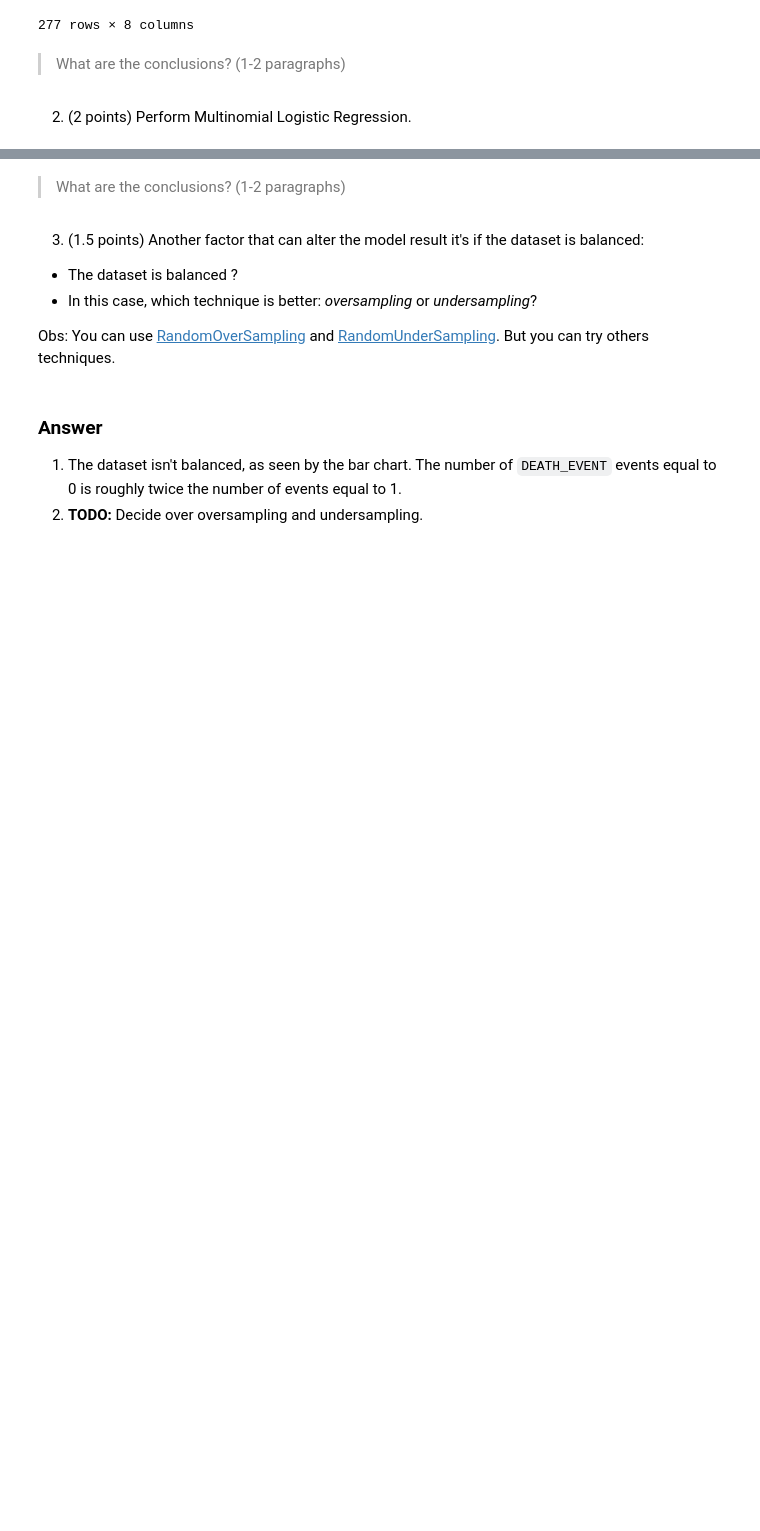
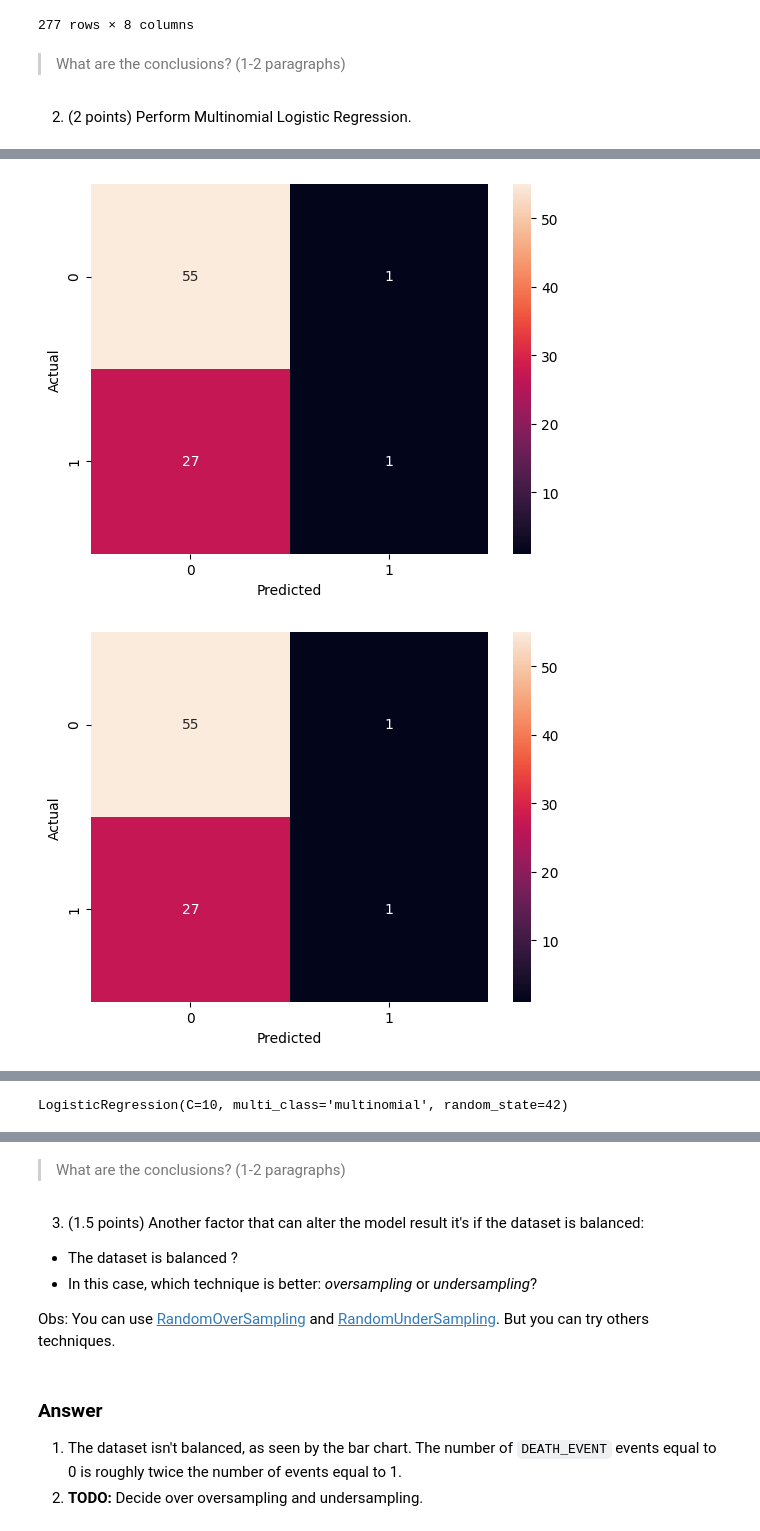
Before and after one commit to rubenscp/MO444-MC886-Tarefas, a Jupyter notebook: Tarefa 02/T2_Classical_Techniques.ipynb, the cells around one changed output, grey strips where cells are left out. Saved outputs shown, nothing was run; the diff lists cells and outputs as text; code cells hidden in the pictures; blank space fills up the shorter version.

```diff
--- a/Tarefa 02/T2_Classical_Techniques.ipynb
+++ b/Tarefa 02/T2_Classical_Techniques.ipynb
@@ -516,0 +586,19 @@ log_reg_9.fit(scaled_X_log_reg_train_all, y_log_reg_train_all)
+# %%
+y_log_reg_predict_simplified_3_1 = log_reg_1.predict(scaled_X_log_reg_test_3)
+print(y_log_reg_predict_all_1)
+y_log_reg_predict_simplified_3_2 = log_reg_2.predict(scaled_X_log_reg_test_3)
+print(y_log_reg_predict_all_2)
+y_log_reg_predict_simplified_3_3 = log_reg_3.predict(scaled_X_log_reg_test_3)
+print(y_log_reg_predict_all_3)
+y_log_reg_predict_simplified_3_4 = log_reg_4.predict(scaled_X_log_reg_test_3)
+print(y_log_reg_predict_all_4)
+y_log_reg_predict_simplified_3_5 = log_reg_5.predict(scaled_X_log_reg_test_3)
+print(y_log_reg_predict_all_5)
+y_log_reg_predict_simplified_3_6 = log_reg_6.predict(scaled_X_log_reg_test_3)
+print(y_log_reg_predict_all_6)
+y_log_reg_predict_simplified_3_7 = log_reg_7.predict(scaled_X_log_reg_test_3)
+print(y_log_reg_predict_all_7)
+y_log_reg_predict_simplified_3_8 = log_reg_8.predict(scaled_X_log_reg_test_3)
+print(y_log_reg_predict_all_8)
+y_log_reg_predict_simplified_3_9 = log_reg_9.predict(scaled_X_log_reg_test_3)
+print(y_log_reg_predict_all_9)
@@ -516,0 +623,13 @@ log_reg_9.fit(scaled_X_log_reg_train_all, y_log_reg_train_all)
+# %%
+plot_confusion_matrix(y_log_reg_test_3, y_log_reg_predict_simplified_3_1)
+plot_confusion_matrix(y_log_reg_test_3, y_log_reg_predict_simplified_3_2)
+plot_confusion_matrix(y_log_reg_test_3, y_log_reg_predict_simplified_3_3)
+plot_confusion_matrix(y_log_reg_test_3, y_log_reg_predict_simplified_3_4)
+plot_confusion_matrix(y_log_reg_test_3, y_log_reg_predict_simplified_3_5)
+plot_confusion_matrix(y_log_reg_test_3, y_log_reg_predict_simplified_3_6)
+plot_confusion_matrix(y_log_reg_test_3, y_log_reg_predict_simplified_3_7)
+plot_confusion_matrix(y_log_reg_test_3, y_log_reg_predict_simplified_3_8)
+plot_confusion_matrix(y_log_reg_test_3, y_log_reg_predict_simplified_3_9) # best
+# %% [output]
+[figure, added]
+[figure, added]
@@ -516,0 +643,12 @@ log_reg_9.fit(scaled_X_log_reg_train_all, y_log_reg_train_all)
+# %%
+log_reg_1.fit(scaled_X_log_reg_train_8, y_log_reg_train_8)
+log_reg_2.fit(scaled_X_log_reg_train_8, y_log_reg_train_8)
+log_reg_3.fit(scaled_X_log_reg_train_8, y_log_reg_train_8)
+log_reg_4.fit(scaled_X_log_reg_train_8, y_log_reg_train_8)
+log_reg_5.fit(scaled_X_log_reg_train_8, y_log_reg_train_8)
+log_reg_6.fit(scaled_X_log_reg_train_8, y_log_reg_train_8)
+log_reg_7.fit(scaled_X_log_reg_train_8, y_log_reg_train_8)
+log_reg_8.fit(scaled_X_log_reg_train_8, y_log_reg_train_8)
+log_reg_9.fit(scaled_X_log_reg_train_8, y_log_reg_train_8)
+# %% [output]
+LogisticRegression(C=10, multi_class='multinomial', random_state=42)
```
Also changed, not shown: parts of 18 cells of this notebook.
